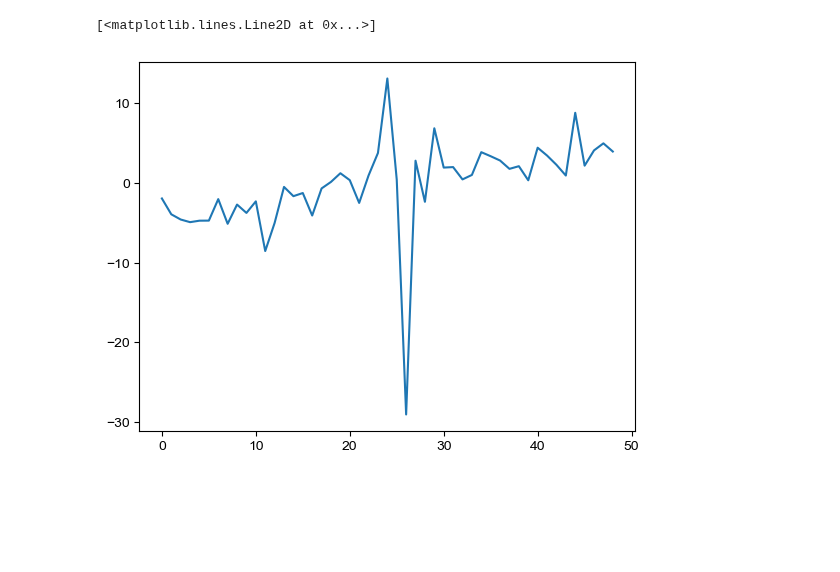
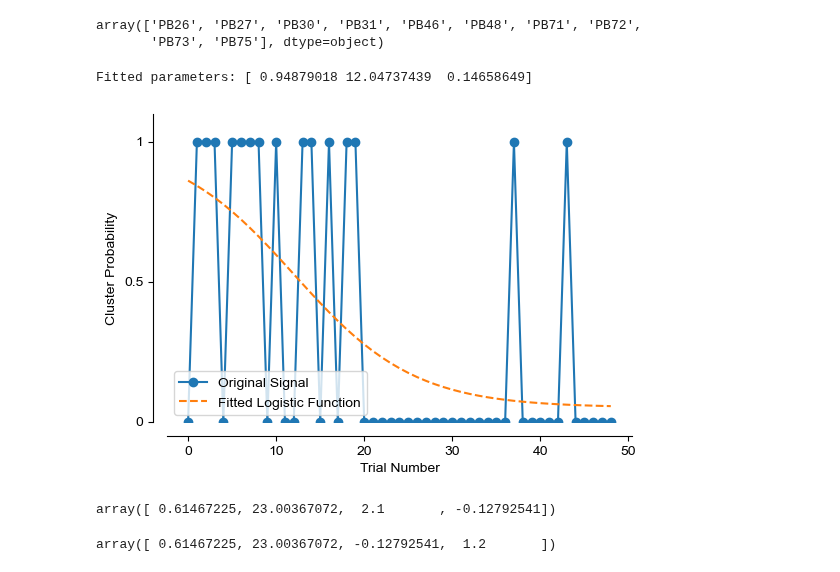
Before and after one commit to jaimemcc/bazzino, a Jupyter notebook: notebooks/find_sigmoidal_transitions.ipynb, the cells around one changed output. Saved outputs shown, nothing was run; the diff lists cells and outputs as text; code cells hidden in the pictures; blank space fills up the shorter version.

Commit message:
tidied up transitions a bit

```diff
--- a/notebooks/find_sigmoidal_transitions.ipynb
+++ b/notebooks/find_sigmoidal_transitions.ipynb
@@ -108,5 +24,59 @@ a = np.mean(snips_vel[inds,50:150], axis=1)
-# %%
-plt.plot(a)
-# %% [output]
-[<matplotlib.lines.Line2D at 0x...>]
-[figure, removed]
+# %%
+with open(DATAFOLDER / "bazzino_data_for_frejus.pickle", "rb") as f:
+    data = dill.load(f)
+
+x_array = data["x_array"]
+snips_photo = data["snips_photo"]
+snips_vel = data["snips_vel"]
+# %%
+# to show eligible rats for this fitting
+x_array.query("condition == 'deplete' & infusiontype == '45NaCl'").id.unique()
+# %% [output]
+array(['PB26', 'PB27', 'PB30', 'PB31', 'PB46', 'PB48', 'PB71', 'PB72',
+       'PB73', 'PB75'], dtype=object)
+# %%
+from scipy.optimize import curve_fit
+import matplotlib.pyplot as plt
+
+# Define logistic function
+def logistic(x, L, x0, k):
+    return L / (1 + np.exp(-k * (x - x0)))
+
+# Example signal with smooth transitions
+x = np.linspace(0, 10, 100)
+signal = 1 / (1 + np.exp(-(x - 5)))  # Logistic function
+
+signal = x_array.query("condition == 'deplete' & infusiontype == '45NaCl' & id == 'PB46'").cluster_photo
+x = np.arange(len(signal))
+
+# Define logistic function
+def logistic(x, L, x0, k):
+    return L / (1 + np.exp(-k * (x - x0)))
+
+# Fit logistic function to the signal
+popt, _ = curve_fit(logistic, x, signal, p0=[1, 5, 1])  # Initial guesses for L, x0, k
+
+# Plot the signal and the fitted function
+f, ax = plt.subplots(figsize=(6, 4))
+ax.plot(x, signal, label="Original Signal", marker="o")
+ax.plot(x, logistic(x, *popt), label="Fitted Logistic Function", linestyle="--")
+ax.legend()
+ax.set_xlabel("Trial Number")
+ax.set_ylabel("Cluster Probability")
+ax.set_ylim([1,-0.1])
+ax.set_yticks([0, 0.5, 1], labels=["1", "0.5", "0"])
+
+sns.despine(ax=ax, offset=10)
+
+print("Fitted parameters:", popt)
+# %% [output]
+Fitted parameters: [ 0.94879018 12.04737439  0.14658649]
+[figure, added]
+# %%
+np.insert(popt, 2, 2.1)
+# %% [output]
+array([ 0.61467225, 23.00367072,  2.1       , -0.12792541])
+# %%
+np.concatenate([popt, [1.2]])
+# %% [output]
+array([ 0.61467225, 23.00367072, -0.12792541,  1.2       ])
```
Also changed, not shown: parts of 13 cells of this notebook, 2 other files.
